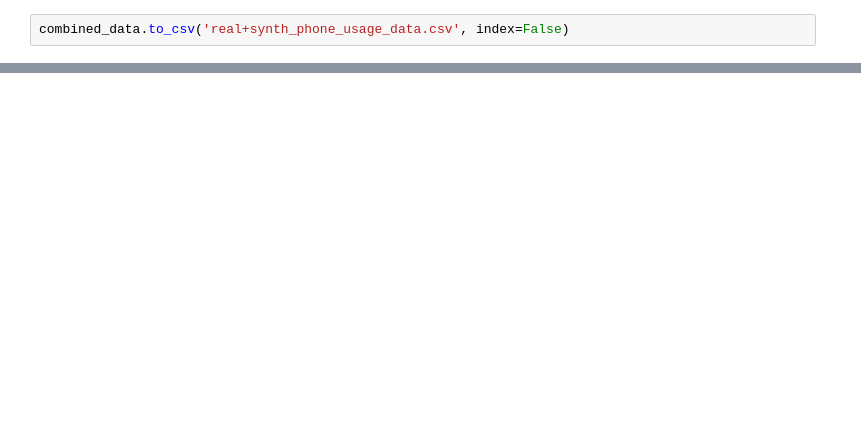
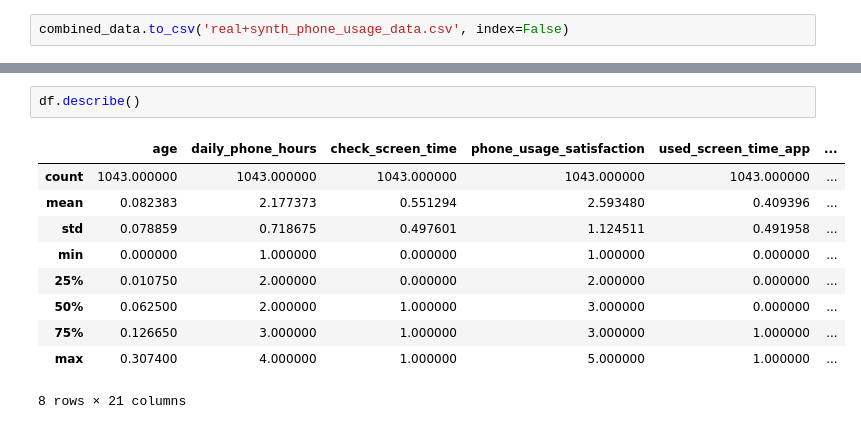
Before and after one commit to HusseinHanafy207/Phone_Addiction_Project, a Jupyter notebook: Full_survey_data_wrangling.ipynb, the cells around one changed output, grey strips where cells are left out. Drawn from its saved outputs; the diff is of its cells as text; blank space fills up the shorter version.

```diff
--- a/Full_survey_data_wrangling.ipynb
+++ b/Full_survey_data_wrangling.ipynb
@@ -28,0 +98,13 @@ combined_data.to_csv('real+synth_phone_usage_data.csv', index=False)
+# %%
+df.describe()
+# %% [output]
+|  | age | daily_phone_hours | check_screen_time | phone_usage_satisfaction | used_screen_time_app | ... |
+| count | 1043.000000 | 1043.000000 | 1043.000000 | 1043.000000 | 1043.000000 | ... |
+| mean | 0.082383 | 2.177373 | 0.551294 | 2.593480 | 0.409396 | ... |
+| std | 0.078859 | 0.718675 | 0.497601 | 1.124511 | 0.491958 | ... |
+| min | 0.000000 | 1.000000 | 0.000000 | 1.000000 | 0.000000 | ... |
+| 25% | 0.010750 | 2.000000 | 0.000000 | 2.000000 | 0.000000 | ... |
+| 50% | 0.062500 | 2.000000 | 1.000000 | 3.000000 | 0.000000 | ... |
+| 75% | 0.126650 | 3.000000 | 1.000000 | 3.000000 | 1.000000 | ... |
+| max | 0.307400 | 4.000000 | 1.000000 | 5.000000 | 1.000000 | ... |
+8 rows × 21 columns
```
Also changed, not shown: parts of 12 cells of this notebook, 4 other files.
